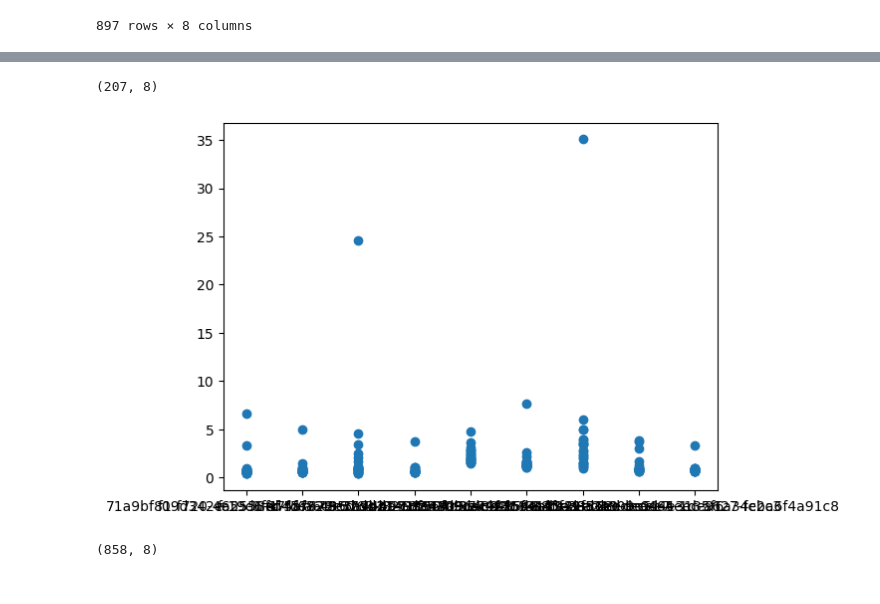
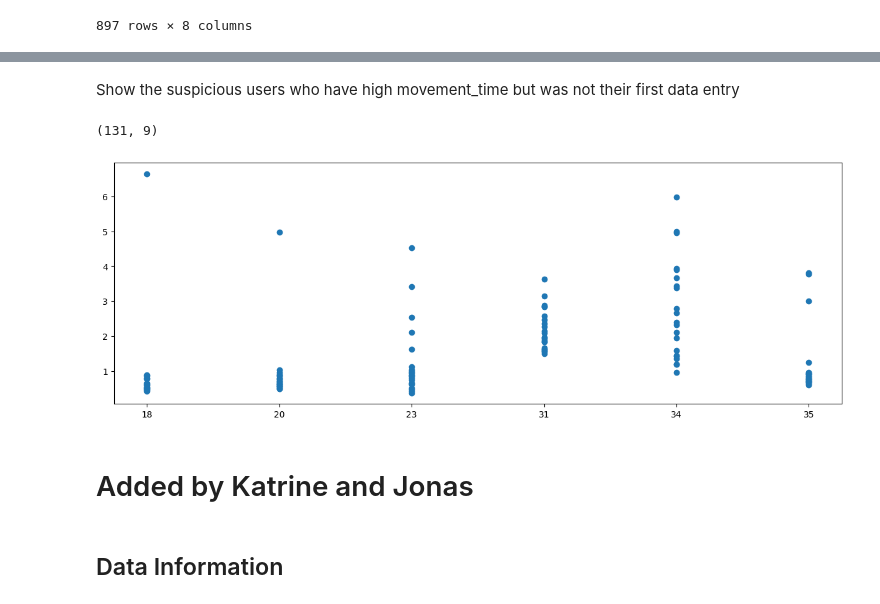
Before and after one commit to Baranuel/fitts-law-ML, a Jupyter notebook: fitts_law_ML.ipynb, the cells around one changed output, grey strips where cells are left out. Saved outputs shown, nothing was run; the diff lists cells and outputs as text; code cells hidden in the pictures.

```diff
--- a/fitts_law_ML.ipynb
+++ b/fitts_law_ML.ipynb
@@ -40,21 +124,9 @@ pyplot.show()
 # %%
 # Remove the first entry for every user
-def remove_first_entry_per_user(dataframe):
-    drop_indices = []
-    seen = set()
-
-    for index, row in dataframe.iterrows():
-        uuid = row['uuid']
-        if uuid in seen:
-            continue
-        drop_indices.append(index)
-        seen.add(uuid)
-
-    return dataframe.drop(index=drop_indices).reset_index(drop=True)
-
-main_data = remove_first_entry_per_user(df)
+main_data = remove_first_entry_per_user(df).copy()
 main_data.shape
 
-pyplot.scatter(main_data['uuid'], main_data['movement_time'])
+pyplot.figure(figsize=(15, 5))
+pyplot.scatter(main_data['uuid_index'], main_data['movement_time'])
 # %% [output]
 <matplotlib.collections.PathCollection at 0x...>
@@ -84,10 +157,7 @@ pd.concat([df[columns_to_show].head(50), main_data[columns_to_show].head(50)], a
 # %%
-MOVEMENT_TIME_THRESHOLD = 10
+data_cleaned = remove_high_mt_outliers(main_data, MOVEMENT_TIME_THRESHOLD).copy()
 
-def remove_high_mt_outliers(dataframe, threshold):
-    return dataframe[dataframe['movement_time'] <= threshold]
-
-data_cleaned = remove_high_mt_outliers(main_data, MOVEMENT_TIME_THRESHOLD)
-pyplot.scatter(data_cleaned['uuid'], data_cleaned['movement_time'])
+pyplot.figure(figsize=(15, 5))
+pyplot.scatter(data_cleaned['uuid_index'], data_cleaned['movement_time'])
 data_cleaned.shape
 # %% [output]
@@ -96,40 +166,15 @@ data_cleaned.shape
+# %% [markdown]
+Show the suspicious users who have high movement_time but was not their first data entry
 # %%
-NON_SUSPICIOUS_MOVEMENT_TIME_THRESHOLD = 3
+suspicious_uuids = get_suspicious_movement_times(data_cleaned)
 
-def get_suspicious_movement_times(dataframe):
-    suspicious_uuids = []
-
-    for _ , row in dataframe.iterrows():
-        if row['movement_time'] > NON_SUSPICIOUS_MOVEMENT_TIME_THRESHOLD:
-            suspicious_uuids.append(row['uuid'])
-
-    return dataframe[dataframe['uuid'].isin(suspicious_uuids)]
-
-suspicious_uuids = get_suspicious_movement_times(data)
-pyplot.scatter(suspicious_uuids['uuid'], suspicious_uuids['movement_time'])
+pyplot.figure(figsize=(15, 5))
+pyplot.scatter(suspicious_uuids['uuid_index'], suspicious_uuids['movement_time'])
 suspicious_uuids.shape
 # %% [output]
-(207, 8)
+(131, 9)
-[figure, old version]
+[figure, new version]
-# %%
-# Remove the first entry for every user
-def remove_first_entry_per_user(dataframe):
-    drop_indices = []
-    seen = set()
-
-    for index, row in dataframe.iterrows():
-        uuid = row['uuid']
-        if uuid in seen:
-            continue
-        drop_indices.append(index)
-        seen.add(uuid)
-
-    return dataframe.drop(index=drop_indices).reset_index(drop=True)
-
-data_no_first_entries = remove_first_entry_per_user(data)
-
-data.shape
-
-data_no_first_entries.shape
-# %% [output]
-(858, 8)
+# %% [markdown]
+# Added by Katrine and Jonas
+# %% [markdown]
+## Data Information
```
Also changed, not shown: parts of 32 cells of this notebook.
